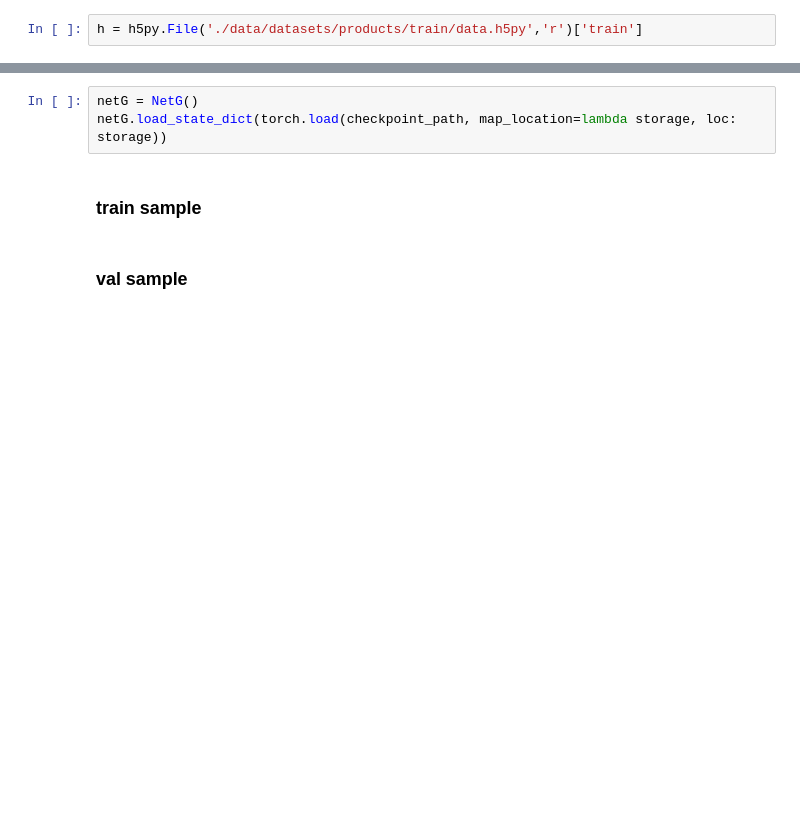
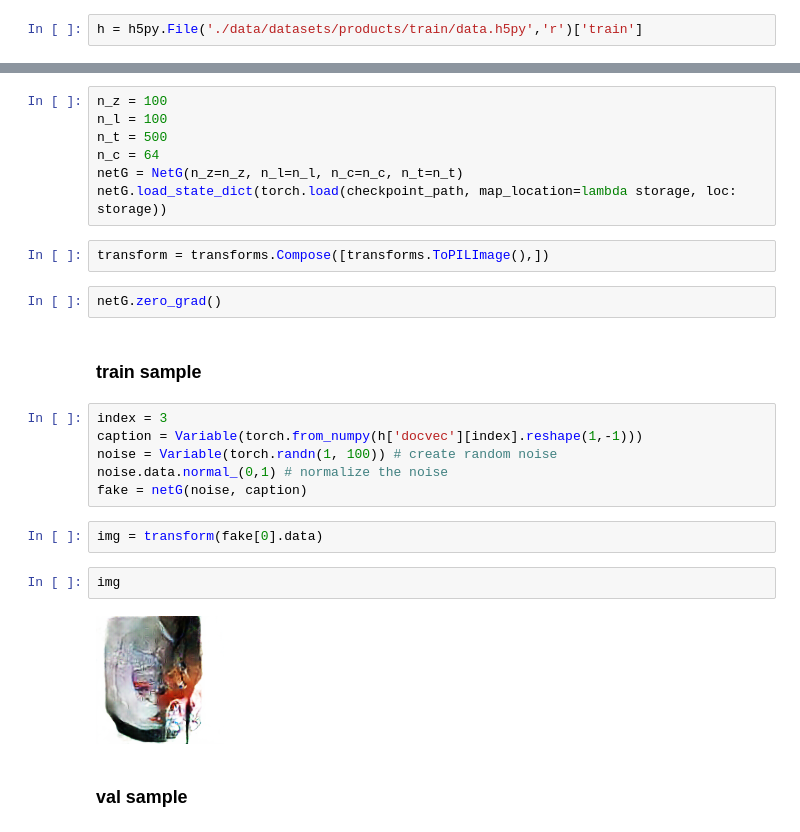
Before and after one commit to junwoopark92/TAC-GAN-eCommerce, a Jupyter notebook: demo_code.ipynb, the cells around one changed output, grey strips where cells are left out. Saved outputs shown, nothing was run; the diff lists cells and outputs as text; blank space fills up the shorter version.

```diff
--- a/demo_code.ipynb
+++ b/demo_code.ipynb
@@ -47,8 +42,28 @@ checkpoint_path = 'checkpoints/netG__epoch_25.pth'
 # %%
-netG = NetG()
+n_z = 100
+n_l = 100
+n_t = 500
+n_c = 64
+netG = NetG(n_z=n_z, n_l=n_l, n_c=n_c, n_t=n_t)
 netG.load_state_dict(torch.load(checkpoint_path, map_location=lambda storage, loc: storage))
+# %%
+transform = transforms.Compose([transforms.ToPILImage(),])
+# %%
+netG.zero_grad()
 # %% [markdown]
 ### train sample
+# %%
+index = 3
+caption = Variable(torch.from_numpy(h['docvec'][index].reshape(1,-1)))
+noise = Variable(torch.randn(1, 100)) # create random noise
+noise.data.normal_(0,1) # normalize the noise
+fake = netG(noise, caption)
+# %%
+img = transform(fake[0].data)
+# %%
+img
+# %% [output]
+[figure, added]
 # %% [markdown]
 ### val sample
 # %% [markdown]
```
Also changed, not shown: parts of 24 cells of this notebook, 1 other file.
